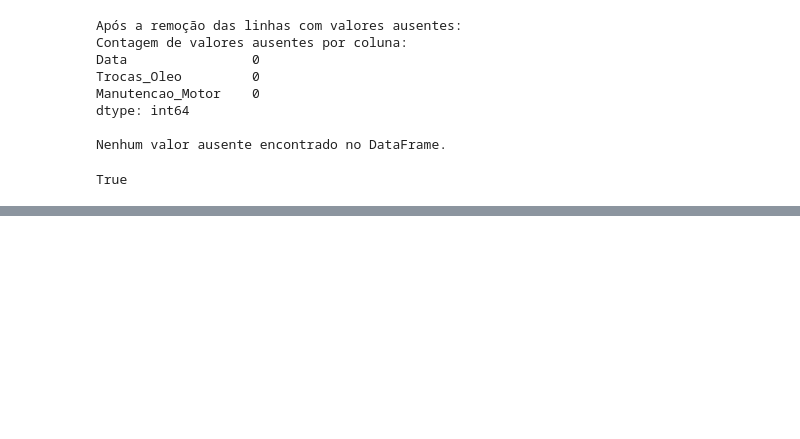
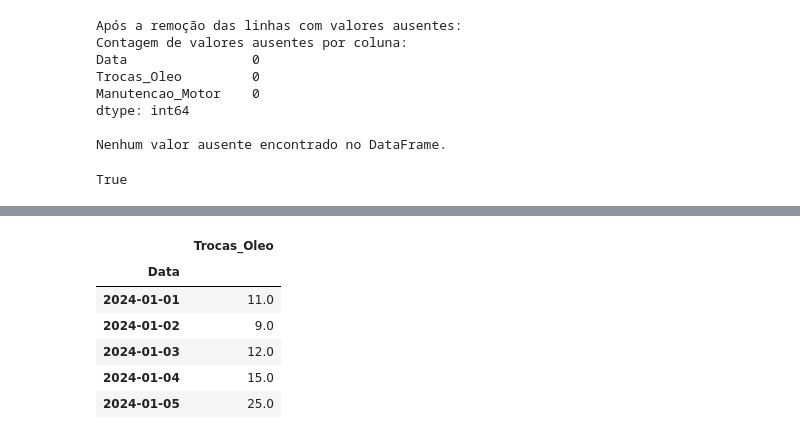
Before and after one commit to gabryellenpa/mecaniQA-belo_horizonte, a Jupyter notebook: mecaniQA_belo_horizonte.ipynb, the cells around one changed output, grey strips where cells are left out. Cells and saved outputs as stored; diff of their text form; code cells hidden in the pictures; blank space fills up the shorter version.

```diff
--- a/mecaniQA_belo_horizonte.ipynb
+++ b/mecaniQA_belo_horizonte.ipynb
@@ -214,0 +206,14 @@ df_limpo.to_csv('mecaniQA-belo_horizonte.csv', index=False)
+# %%
+serie_temporal = df_limpo[["Data", "Trocas_Oleo"]].copy()
+
+serie_temporal.set_index("Data", inplace=True)
+
+serie_temporal.head()
+# %% [output]
+|  | Trocas_Oleo |
+| Data |  |
+| 2024-01-01 | 11.0 |
+| 2024-01-02 | 9.0 |
+| 2024-01-03 | 12.0 |
+| 2024-01-04 | 15.0 |
+| 2024-01-05 | 25.0 |
```
Also changed, not shown: parts of 16 cells of this notebook.
